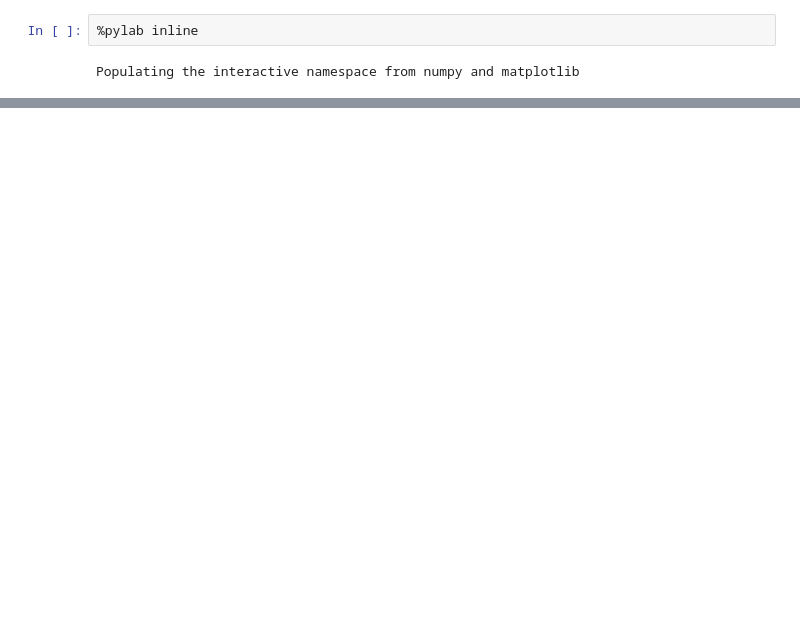
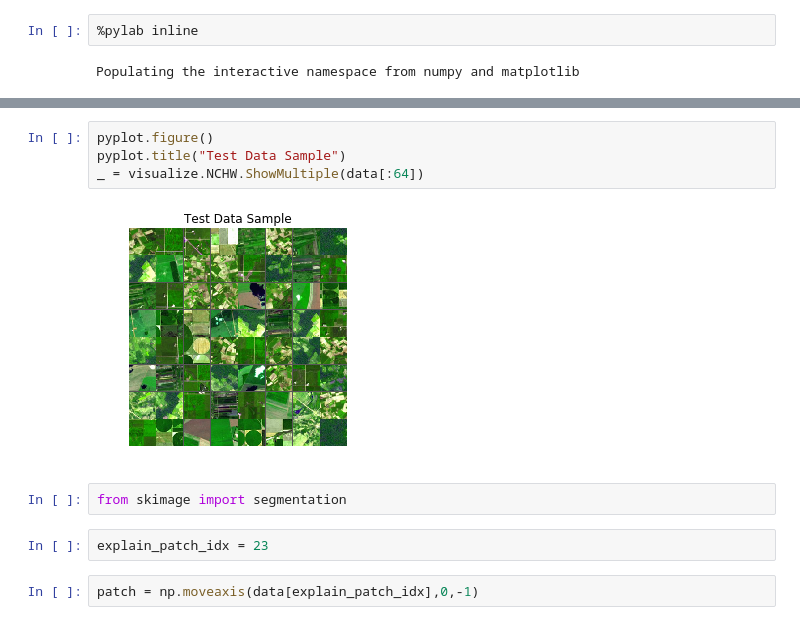
Before and after one commit to jlv100/demos, a Jupyter notebook: notebooks/LIME demo.ipynb, the cells around one changed output, grey strips where cells are left out. Saved outputs shown, nothing was run; the diff lists cells and outputs as text; blank space fills up the shorter version.

```diff
--- a/notebooks/LIME demo.ipynb
+++ b/notebooks/LIME demo.ipynb
@@ -297,0 +86,12 @@ def AddTrainingOperators(model, softmax, label):
+# %%
+pyplot.figure()
+pyplot.title("Test Data Sample")
+_ = visualize.NCHW.ShowMultiple(data[:64])
+# %% [output]
+[figure, added]
+# %%
+from skimage import segmentation
+# %%
+explain_patch_idx = 23
+# %%
+patch = np.moveaxis(data[explain_patch_idx],0,-1)
```
Also changed, not shown: parts of 65 cells of this notebook, 1 other file.
